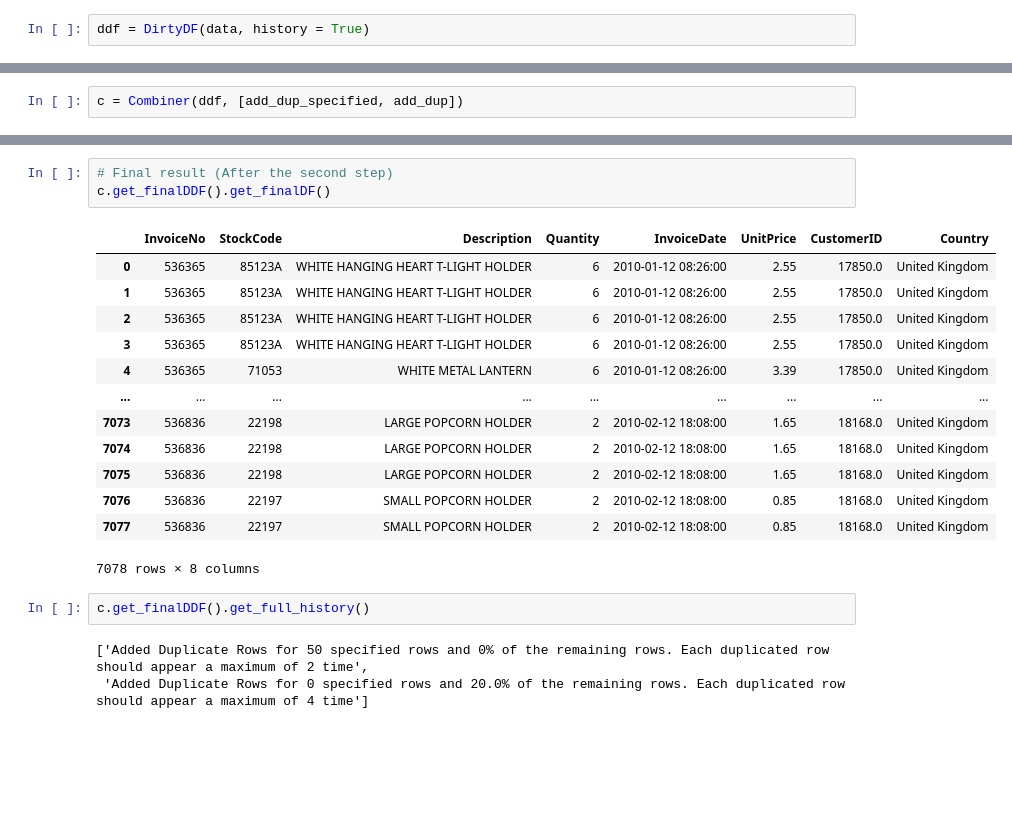
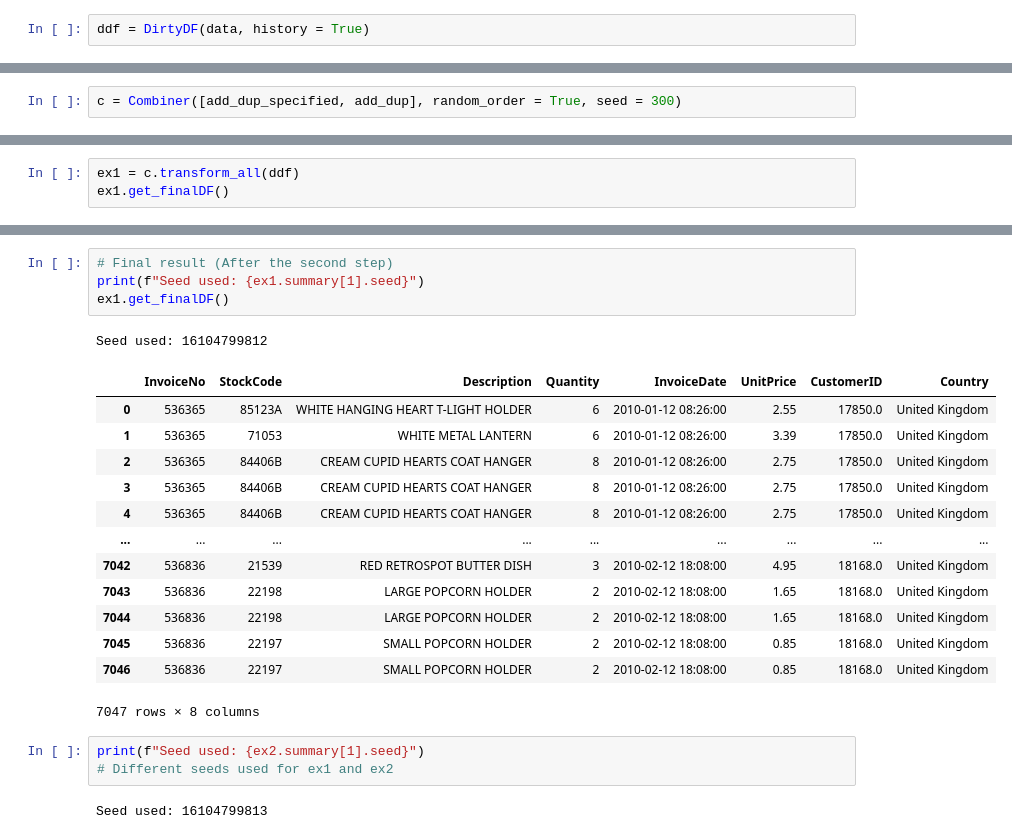
Before and after one commit to joeltanwr/DirtyDF, a Jupyter notebook: example.ipynb, the cells around one changed output, grey strips where cells are left out. Cells and saved outputs as stored; diff of their text form; blank space fills up the shorter version.

```diff
--- a/example.ipynb
+++ b/example.ipynb
@@ -44,2 +46,2 @@ ddf = DirtyDF(data, history = True)
 # %%
-c = Combiner(ddf, [add_dup_specified, add_dup])
+c = Combiner([add_dup_specified, add_dup], random_order = True, seed = 300)
@@ -47,0 +55,3 @@ c.transform_all()
+# %%
+ex1 = c.transform_all(ddf)
+ex1.get_finalDF()
@@ -64,23 +115,25 @@ c.get_finalDDF().summary[0].df
 5050 rows × 8 columns
 # %%
 # Final result (After the second step)
-c.get_finalDDF().get_finalDF()
+print(f"Seed used: {ex1.summary[1].seed}")
+ex1.get_finalDF()
 # %% [output]
+Seed used: 16104799812
 |  | InvoiceNo | StockCode | Description | Quantity | InvoiceDate | UnitPrice | CustomerID | Country |
 | 0 | 536365 | 85123A | WHITE HANGING HEART T-LIGHT HOLDER | 6 | 2010-01-12 08:26:00 | 2.55 | 17850.0 | United Kingdom |
-| 1 | 536365 | 85123A | WHITE HANGING HEART T-LIGHT HOLDER | 6 | 2010-01-12 08:26:00 | 2.55 | 17850.0 | United Kingdom |
-| 2 | 536365 | 85123A | WHITE HANGING HEART T-LIGHT HOLDER | 6 | 2010-01-12 08:26:00 | 2.55 | 17850.0 | United Kingdom |
-| 3 | 536365 | 85123A | WHITE HANGING HEART T-LIGHT HOLDER | 6 | 2010-01-12 08:26:00 | 2.55 | 17850.0 | United Kingdom |
-| 4 | 536365 | 71053 | WHITE METAL LANTERN | 6 | 2010-01-12 08:26:00 | 3.39 | 17850.0 | United Kingdom |
+| 1 | 536365 | 71053 | WHITE METAL LANTERN | 6 | 2010-01-12 08:26:00 | 3.39 | 17850.0 | United Kingdom |
+| 2 | 536365 | 84406B | CREAM CUPID HEARTS COAT HANGER | 8 | 2010-01-12 08:26:00 | 2.75 | 17850.0 | United Kingdom |
+| 3 | 536365 | 84406B | CREAM CUPID HEARTS COAT HANGER | 8 | 2010-01-12 08:26:00 | 2.75 | 17850.0 | United Kingdom |
+| 4 | 536365 | 84406B | CREAM CUPID HEARTS COAT HANGER | 8 | 2010-01-12 08:26:00 | 2.75 | 17850.0 | United Kingdom |
 | ... | ... | ... | ... | ... | ... | ... | ... | ... |
-| 7073 | 536836 | 22198 | LARGE POPCORN HOLDER | 2 | 2010-02-12 18:08:00 | 1.65 | 18168.0 | United Kingdom |
-| 7074 | 536836 | 22198 | LARGE POPCORN HOLDER | 2 | 2010-02-12 18:08:00 | 1.65 | 18168.0 | United Kingdom |
-| 7075 | 536836 | 22198 | LARGE POPCORN HOLDER | 2 | 2010-02-12 18:08:00 | 1.65 | 18168.0 | United Kingdom |
-| 7076 | 536836 | 22197 | SMALL POPCORN HOLDER | 2 | 2010-02-12 18:08:00 | 0.85 | 18168.0 | United Kingdom |
-| 7077 | 536836 | 22197 | SMALL POPCORN HOLDER | 2 | 2010-02-12 18:08:00 | 0.85 | 18168.0 | United Kingdom |
+| 7042 | 536836 | 21539 | RED RETROSPOT BUTTER DISH | 3 | 2010-02-12 18:08:00 | 4.95 | 18168.0 | United Kingdom |
+| 7043 | 536836 | 22198 | LARGE POPCORN HOLDER | 2 | 2010-02-12 18:08:00 | 1.65 | 18168.0 | United Kingdom |
+| 7044 | 536836 | 22198 | LARGE POPCORN HOLDER | 2 | 2010-02-12 18:08:00 | 1.65 | 18168.0 | United Kingdom |
+| 7045 | 536836 | 22197 | SMALL POPCORN HOLDER | 2 | 2010-02-12 18:08:00 | 0.85 | 18168.0 | United Kingdom |
+| 7046 | 536836 | 22197 | SMALL POPCORN HOLDER | 2 | 2010-02-12 18:08:00 | 0.85 | 18168.0 | United Kingdom |
-7078 rows × 8 columns
+7047 rows × 8 columns
-# %%
-c.get_finalDDF().get_full_history()
-# %% [output]
-['Added Duplicate Rows for 50 specified rows and 0% of the remaining rows. Each duplicated row should appear a maximum of 2 time',
- 'Added Duplicate Rows for 0 specified rows and 20.0% of the remaining rows. Each duplicated row should appear a maximum of 4 time']
+# %%
+print(f"Seed used: {ex2.summary[1].seed}")
+# Different seeds used for ex1 and ex2
+# %% [output]
+Seed used: 16104799813
```
Also changed, not shown: parts of 11 cells of this notebook, 2 other files.
